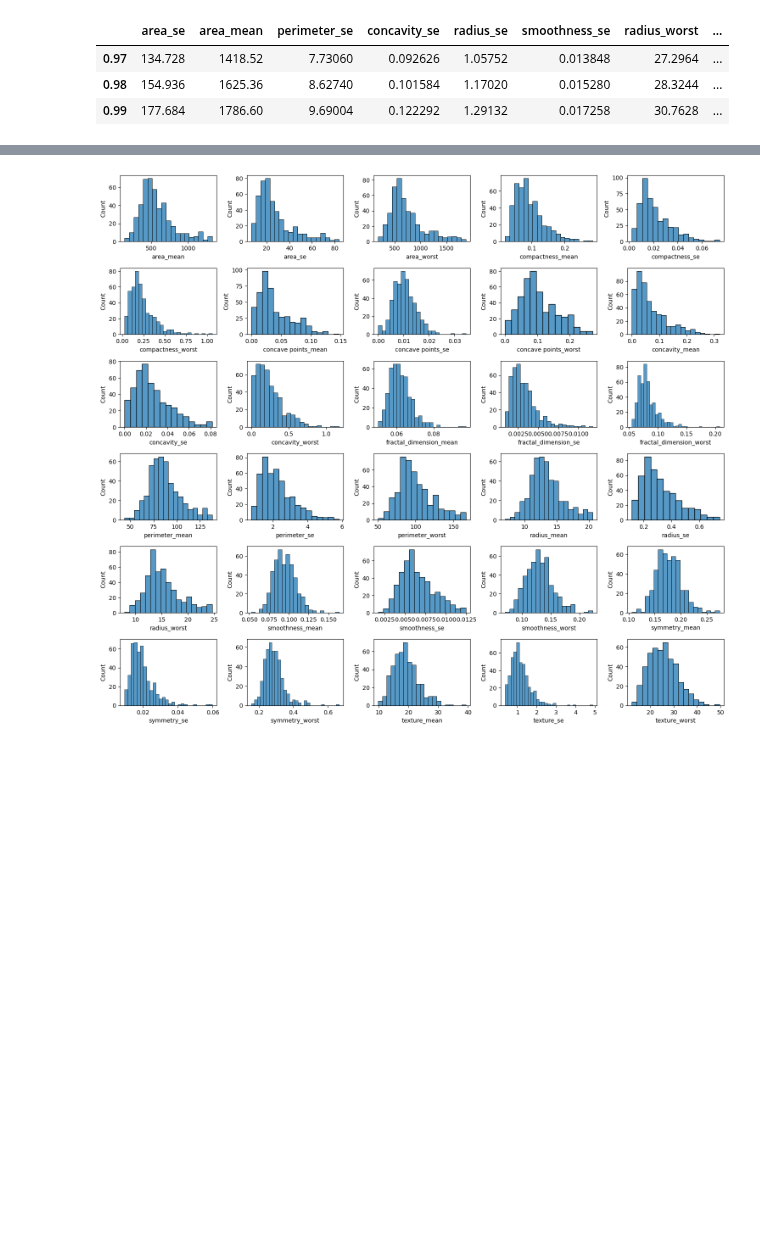
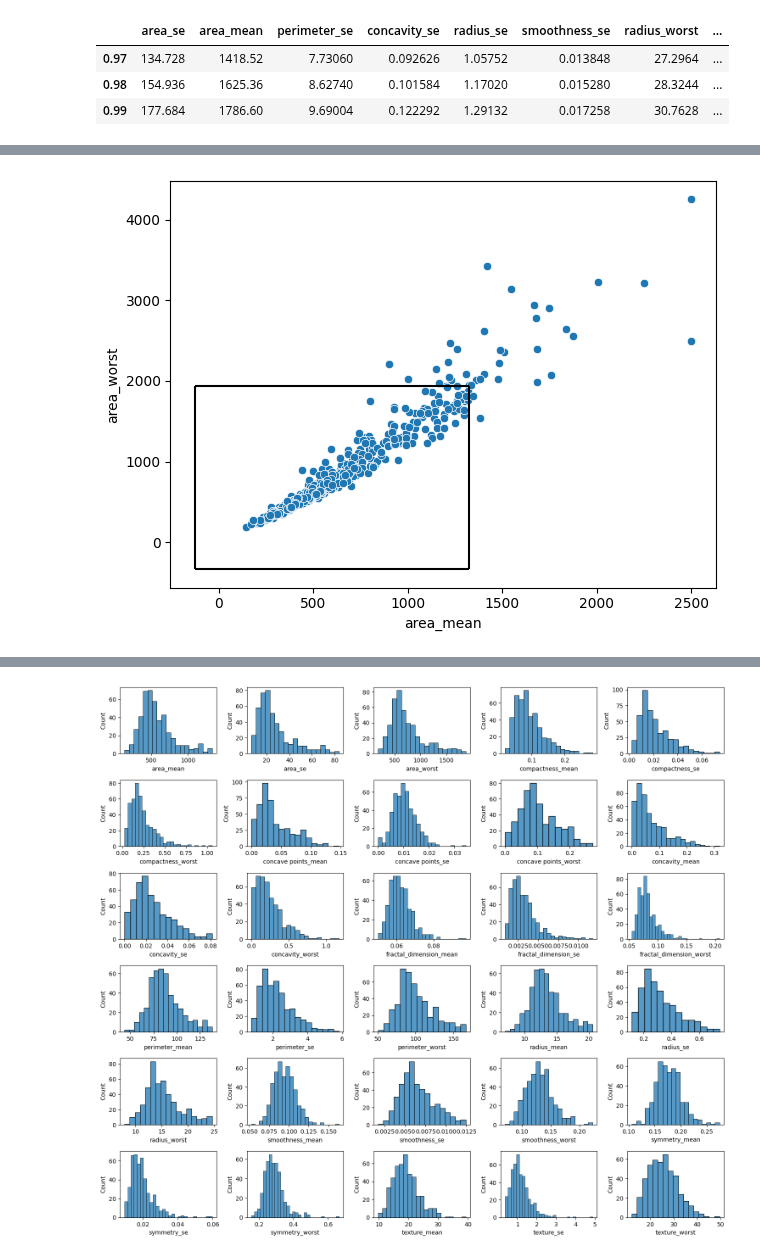
Before and after one commit to AnggaDS01/Python, a Jupyter notebook: Machine-learning/breast_cance_wisconsin_classification/breast_cancer.ipynb, the cells around one changed output, grey strips where cells are left out. Drawn from its saved outputs; the diff is of its cells as text; code cells hidden in the pictures; blank space fills up the shorter version.

```diff
--- a/Machine-learning/breast_cance_wisconsin_classification/breast_cancer.ipynb
+++ b/Machine-learning/breast_cance_wisconsin_classification/breast_cancer.ipynb
@@ -402,6 +403,43 @@ class Clean_Data:
       new_df = new_df[new_df[col].between(self.lower_limit[col], self.upper_limit[col])]
 
     return new_df
+
+  @property
+  def get_report(self):
+    lower = np.array(list(self.lower_limit.values())).reshape(-1,1)
+    upper = np.array(list(self.upper_limit.values())).reshape(-1,1)
+    iqr = np.array(list(self.iqr)).reshape(-1,1)
+    q1 = np.array(list(self.q1)).reshape(-1,1)
+    q3 = np.array(list(self.q3)).reshape(-1,1)
+
+    report_df = pd.DataFrame(
+      np.c_[np.round(lower, 2), np.round(upper, 2), iqr, q1, q3],
+      columns=['lower limit', 'upper limit', 'iqr', 'q1', 'q3'],
+      index=self.lower_limit.keys()
+    )
+    report_df[['lower limit', 'upper limit']] = report_df[['lower limit', 'upper limit']].astype(float)
+
+    self.report_df = report_df
+    return report_df
+
+  def plot_report(self, data, x, y):
+    x_ = x
+    y_ = y
+
+    P_1 = self.report_df.loc[x_, 'lower limit']
+    P_2 = self.report_df.loc[y_, 'lower limit']
+
+    Q_1 = self.report_df.loc[x_, 'upper limit']
+    Q_2 = self.report_df.loc[y_, 'upper limit']
+
+    sns.scatterplot(data=data, x=x_, y=y_)
+    plt.vlines(Q_1, P_2, Q_2, colors='k')
+    plt.hlines(Q_2, P_1, Q_1, colors='k')
+
+    plt.vlines(P_1, P_2, Q_2, colors='k')
+    plt.hlines(P_2, P_1, Q_1, colors='k')
+
+    plt.tight_layout()
 # %%
 target_cols_outlier = ['area_se','area_mean','perimeter_se','concavity_se','radius_se','smoothness_se','radius_worst','perimeter_worst','area_worst']
 df[target_cols_outlier].quantile([0.97, 0.98, 0.99])
@@ -425,3 +468,8 @@ print(clean_df.upper_limit)
+# %%
+comb_cols_outlier = combinations_with_replacement(target_cols_outlier, 2)
+clean_df.plot_report(df, 'area_mean', 'area_worst')
+# %% [output]
+[figure, added]
 # %%
 bc_df_fixed.describe()
 # %% [output]
```
Also changed, not shown: parts of 45 cells of this notebook.
